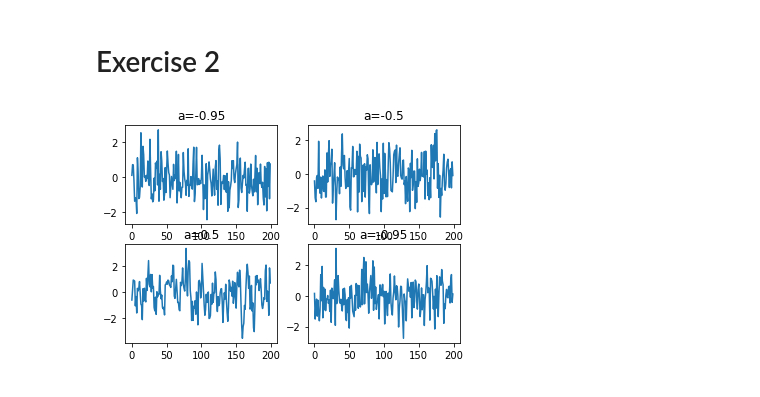
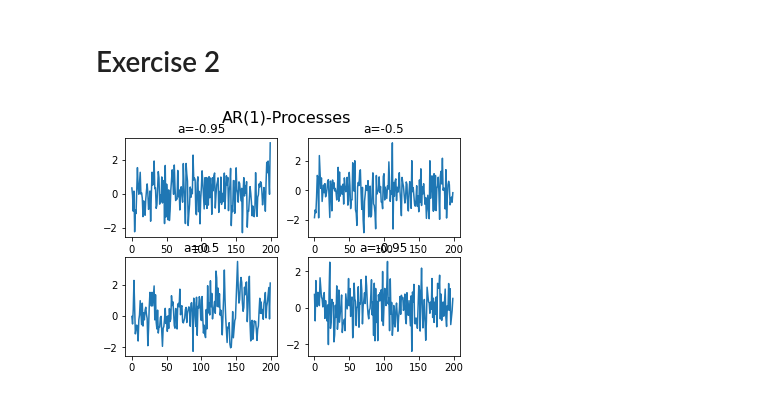
Before and after one commit to ChriWalsh/Zeitreihenanalyse, a Jupyter notebook: uebung3/uebung3.ipynb, the cells around one changed output. Drawn from its saved outputs; the diff is of its cells as text; code cells hidden in the pictures.

Commit message:
tweaked plot

```diff
--- a/uebung3/uebung3.ipynb
+++ b/uebung3/uebung3.ipynb
@@ -25,24 +25,25 @@ plt.show()
 # %%
 def gen_ar_1(a: float, num_t:int, tolerance: float)->list:
     """Generates AR(1)-process"""
     a_vect = []
     i = 0
     while(a**i > tolerance):
         a_vect.append(a**i)
         i += 1
     epsilon = np.random.normal(0, 1, len(a_vect)+num_t)
     x = [sum(epsilon[i:len(a_vect)+i] * a_vect) for i in range(num_t)]
     return x
 
 t_list = range(200)
 a_list = [-0.95, -0.5, 0.5, -0.95]
 x_list = [gen_ar_1(a, 200, 0) for a in a_list]
 
 fig = plt.figure()
+fig.suptitle("AR(1)-Processes", fontsize=16)
 for i, a in enumerate(a_list):
-    ax = fig.add_subplot(221+i)
+    ax = fig.add_subplot(2,2,i+1)
     ax.plot(t_list, x_list[i])
     ax.title.set_text(f'a={a}')
 plt.show()
 # %% [output]
-[figure, old version]
+[figure, new version]
```
Also changed, not shown: parts of 1 cell of this notebook.
